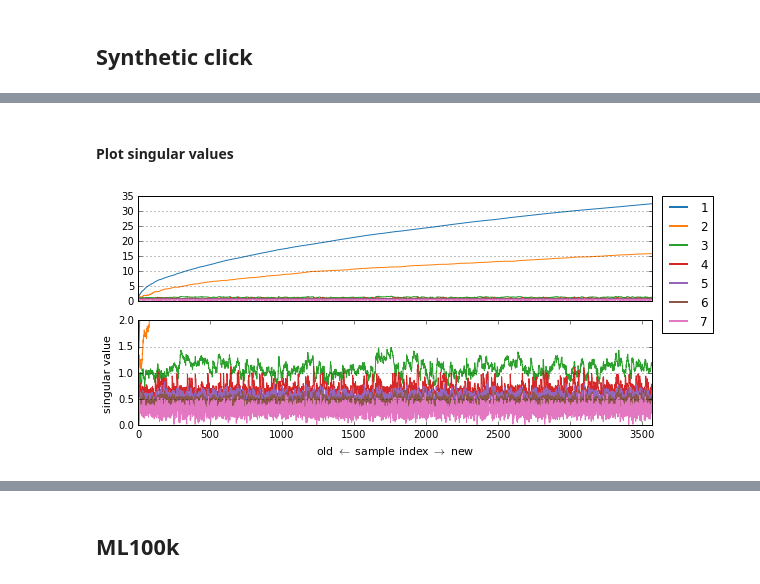
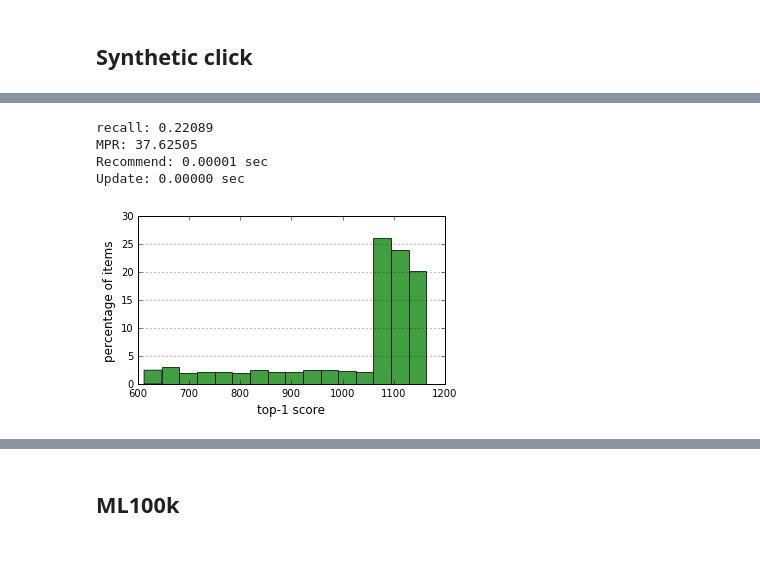
Before and after one commit to takuti/stream-recommender, a Jupyter notebook: paper-sketch.ipynb, the cells around one changed output, grey strips where cells are left out. Saved outputs shown, nothing was run; the diff lists cells and outputs as text; code cells hidden in the pictures; blank space fills up the shorter version.

```diff
--- a/paper-sketch.ipynb
+++ b/paper-sketch.ipynb
@@ -158,3 +49,26 @@ def plot(name, exp, MF, iMF, FMs, iFMs, sketch, N=10, T=5000):
+# %%
+def show_result(path, at, n_item):
+    res = parse_result(path, window_size=500, at=at, n_item=n_item)
+
+    # plt.subplot(122)
+    plt.hist(res['top1_scores'], bins=16,
+             weights=(np.zeros_like(res['top1_scores']) + 1. / len(res['top1_scores']))*100,
+             facecolor='g', alpha=0.75)
+
+    ax = plt.gca()
+    ax.set_xlabel('top-1 score')
+    ax.set_ylabel('percentage of items')
+    ax.yaxis.grid()
+
+    fig = plt.gcf()
+    fig.set_size_inches((5.5, 3))
+
+    print('recall: %.5f' % res['recall'])
+    print('MPR: %.5f' % res['MPR'])
+    print('Recommend: %.5f sec' % res['avg_recommend'])
+    print('Update: %.5f sec' % res['avg_update'])
+
+    return res['top1_scores']
 # %%
 from evaluate import parse_result
 # %% [markdown]
@@ -304,32 +76,8 @@ recall: mean (±std) = 0.348 (±0.247)
-# %% [markdown]
-#### Plot singular values
-# %%
-with open('results/singular-values/click.txt') as f:
-    singular_values = np.array([[float(s) for s in l.rstrip().split('\t')] for l in f.readlines()])
-
-for i in [1, 2]:
-    plt.subplot(2, 1, i)
-    ax = plt.gca()
-
-    ell = singular_values.shape[1]
-    for e in range(ell):
-        ax.plot(singular_values[:, e], c=colors[2 * e], label=(e + 1))
-
-    ax.yaxis.grid()
-    ax.set_xlim((0, exp_click.data.n_sample - 1))
-
-    if i == 1:
-        legend = ax.legend(bbox_to_anchor=(1.02, 1), loc=2, borderaxespad=0.)
-        for h in legend.legendHandles:
-            h.set_linewidth(2.0)
-        ax.set_xticks([])
-    elif i == 2:
-        ax.set_ylim((0., 2))
-        ax.set_xlabel(r'old $\leftarrow$ sample index $\rightarrow$ new', fontsize=11)
-        ax.set_ylabel('singular value', fontsize=11)
-
-fig = plt.gcf()
-fig.set_size_inches((8, 4))
-plt.tight_layout()
-# %% [output]
-[figure, removed]
+# %%
+show_result('results/chiir-2017/click/popular.tsv', at=1, n_item=5)
+# %% [output]
+recall: 0.22089
+MPR: 37.62505
+Recommend: 0.00001 sec
+Update: 0.00000 sec
+[figure, added]
```
Also changed, not shown: parts of 87 cells of this notebook, 1 other file.
